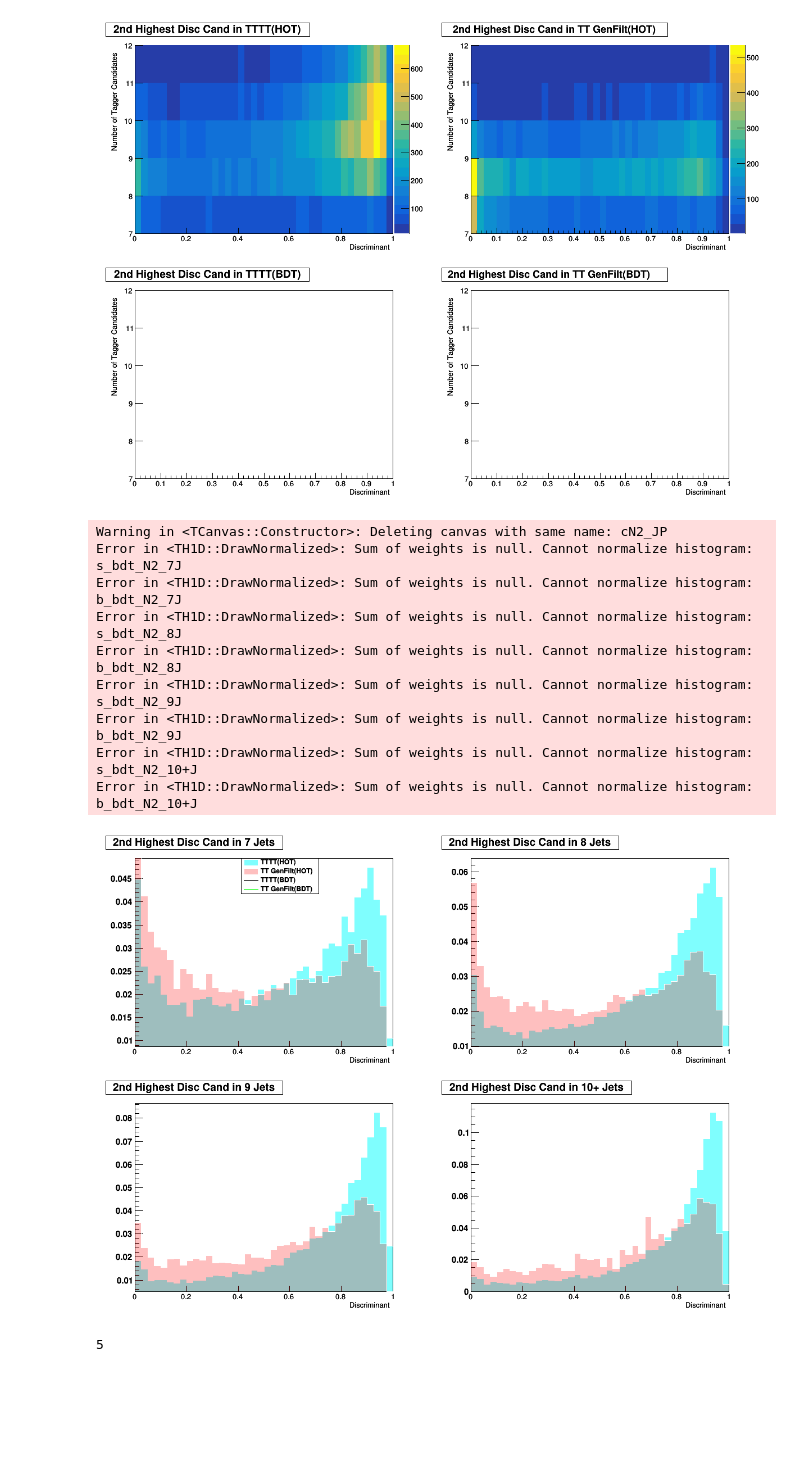
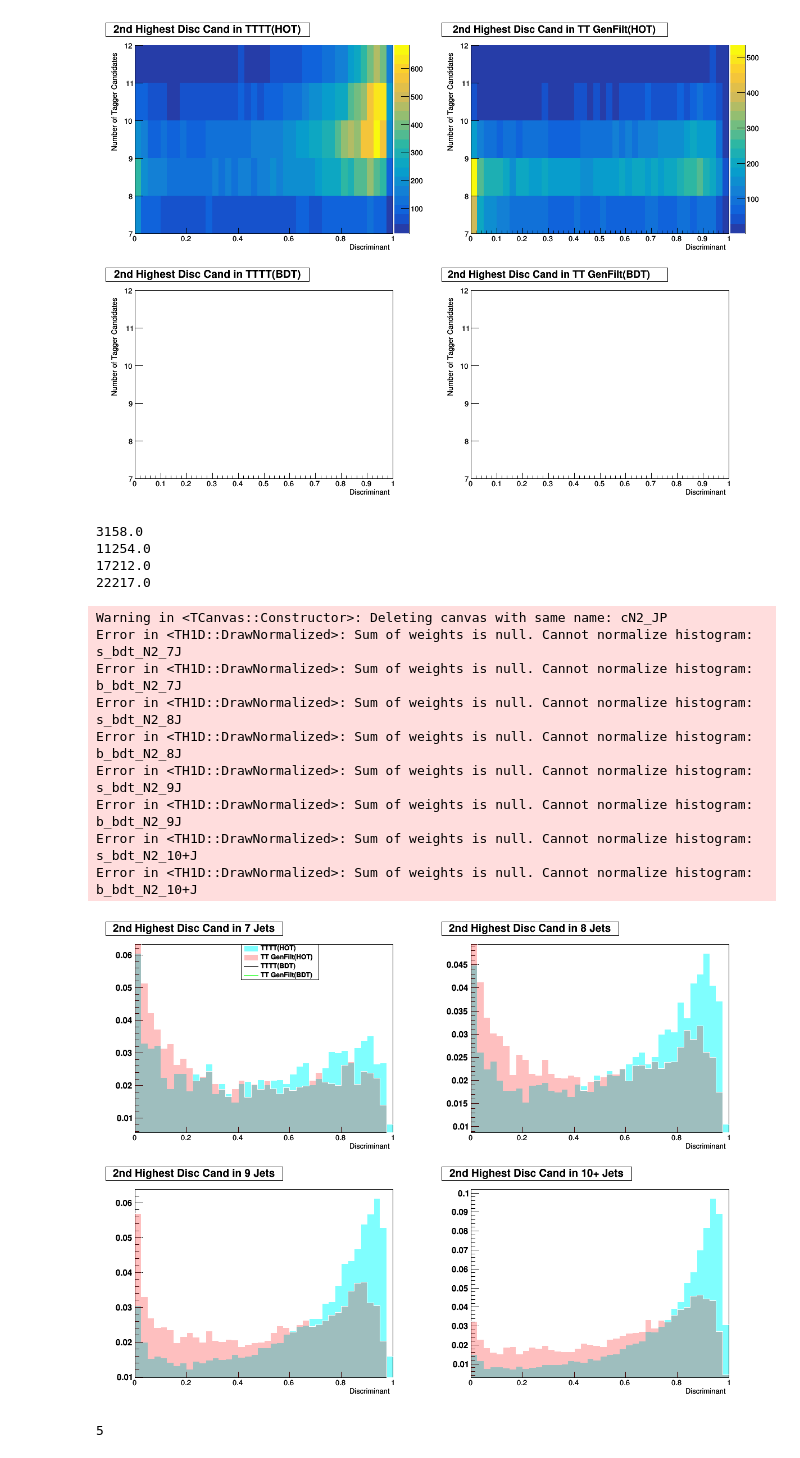
Before and after one commit to NJManganelli/TaggerTest, a Jupyter notebook: ntupler/plugins/.PlotsV4p1.ipynb, the cells around one changed output. Drawn from its saved outputs; the diff is of its cells as text; code cells hidden in the pictures; blank space fills up the shorter version.

Commit message:
Fixed plotting mistake with projections, Next need to do efficiency curves in jet categories, then test new tagger training

```diff
--- a/ntupler/plugins/.PlotsV4p1.ipynb
+++ b/ntupler/plugins/.PlotsV4p1.ipynb
@@ -921,16 +921,16 @@ N2Normalize = True
 cN2_JP = ROOT.TCanvas("cN2_JP", "Profile (Disc vs nJet) of 2nd highest tagger candidates", 1200, 900)
 cN2_JP.Divide(2,2)
 cN2_JP.cd(1)
-s_hot_N2_7J = s_hot_N2_sum.ProjectionX("s_hot_N2_7J", 1, 2)
+s_hot_N2_7J = s_hot_N2_sum.ProjectionX("s_hot_N2_7J", 0, 1)
 s_hot_N2_7J.SetTitle("2nd Highest Disc Cand in 7 Jets")
 s_hot_N2_7J.SetLineColor(0)
 s_hot_N2_7J.SetFillColorAlpha(cols1, alphaS)
-b_hot_N2_7J = b_hot_N2_sum.ProjectionX("b_hot_N2_7J", 1, 2)
+b_hot_N2_7J = b_hot_N2_sum.ProjectionX("b_hot_N2_7J", 0, 1)
 b_hot_N2_7J.SetLineColor(0)
 b_hot_N2_7J.SetFillColorAlpha(colb1, alphaB)
-s_bdt_N2_7J = s_bdt_N2_sum.ProjectionX("s_bdt_N2_7J", 1, 2)
+s_bdt_N2_7J = s_bdt_N2_sum.ProjectionX("s_bdt_N2_7J", 0, 1)
 s_bdt_N2_7J.SetLineColor(cols2)
-b_bdt_N2_7J = b_bdt_N2_sum.ProjectionX("b_bdt_N2_7J", 1, 2)
+b_bdt_N2_7J = b_bdt_N2_sum.ProjectionX("b_bdt_N2_7J", 0, 1)
 b_bdt_N2_7J.SetLineColor(colb2)
 if N2Normalize:
     s_hot_N2_7J.DrawNormalized()
@@ -952,16 +952,16 @@ cN2_Leg.AddEntry(b_bdt_N2_7J,leg4,"l")
 cN2_Leg.Draw()
 
 cN2_JP.cd(2)
-s_hot_N2_8J = s_hot_N2_sum.ProjectionX("s_hot_N2_8J", 2, 3)
+s_hot_N2_8J = s_hot_N2_sum.ProjectionX("s_hot_N2_8J", 1, 2)
 s_hot_N2_8J.SetTitle("2nd Highest Disc Cand in 8 Jets")
 s_hot_N2_8J.SetLineColor(0)
 s_hot_N2_8J.SetFillColorAlpha(cols1, alphaS)
-b_hot_N2_8J = b_hot_N2_sum.ProjectionX("b_hot_N2_8J", 2, 3)
+b_hot_N2_8J = b_hot_N2_sum.ProjectionX("b_hot_N2_8J", 1, 2)
 b_hot_N2_8J.SetLineColor(0)
 b_hot_N2_8J.SetFillColorAlpha(colb1, alphaB)
-s_bdt_N2_8J = s_bdt_N2_sum.ProjectionX("s_bdt_N2_8J", 2, 3)
+s_bdt_N2_8J = s_bdt_N2_sum.ProjectionX("s_bdt_N2_8J", 1, 2)
 s_bdt_N2_8J.SetLineColor(cols2)
-b_bdt_N2_8J = b_bdt_N2_sum.ProjectionX("b_bdt_N2_8J", 2, 3)
+b_bdt_N2_8J = b_bdt_N2_sum.ProjectionX("b_bdt_N2_8J", 1, 2)
 b_bdt_N2_8J.SetLineColor(colb2)
 if N2Normalize:
     s_hot_N2_8J.DrawNormalized()
@@ -975,63 +975,71 @@ else:
     b_bdt_N2_8J.Draw("SAME")
 
 cN2_JP.cd(3)
-s_hot_N2_9J = s_hot_N2_sum.ProjectionX("s_hot_N2_9J", 3, 4)
+s_hot_N2_9J = s_hot_N2_sum.ProjectionX("s_hot_N2_9J", 2, 3)
 s_hot_N2_9J.SetTitle("2nd Highest Disc Cand in 9 Jets")
 s_hot_N2_9J.SetLineColor(0)
 s_hot_N2_9J.SetFillColorAlpha(cols1, alphaS)
-b_hot_N2_9J = b_hot_N2_sum.ProjectionX("b_hot_N2_9J", 3, 4)
+b_hot_N2_9J = b_hot_N2_sum.ProjectionX("b_hot_N2_9J", 2, 3)
 b_hot_N2_9J.SetLineColor(0)
 b_hot_N2_9J.SetFillColorAlpha(colb1, alphaB)
-s_bdt_N2_9J = s_bdt_N2_sum.ProjectionX("s_bdt_N2_9J", 3, 4)
+s_bdt_N2_9J = s_bdt_N2_sum.ProjectionX("s_bdt_N2_9J", 2, 3)
 s_bdt_N2_9J.SetLineColor(cols2)
-b_bdt_N2_9J = b_bdt_N2_sum.ProjectionX("b_bdt_N2_9J", 3, 4)
+b_bdt_N2_9J = b_bdt_N2_sum.ProjectionX("b_bdt_N2_9J", 2, 3)
 b_bdt_N2_9J.SetLineColor(colb2)
 if N2Normalize:
     s_hot_N2_9J.DrawNormalized()
     b_hot_N2_9J.DrawNormalized("SAME")
     s_bdt_N2_9J.DrawNormalized("SAME")
     b_bdt_N2_9J.DrawNormalized("SAME")
 else:
     s_hot_N2_9J.Draw()
     b_hot_N2_9J.Draw("SAME")
     s_bdt_N2_9J.Draw("SAME")
     b_bdt_N2_9J.Draw("SAME")
 
 cN2_JP.cd(4)
-s_hot_N2_10pJ = s_hot_N2_sum.ProjectionX("s_hot_N2_10+J", 4, 7)
+s_hot_N2_10pJ = s_hot_N2_sum.ProjectionX("s_hot_N2_10+J", 3, 7)
 s_hot_N2_10pJ.SetTitle("2nd Highest Disc Cand in 10+ Jets")
 s_hot_N2_10pJ.SetLineColor(0)
 s_hot_N2_10pJ.SetFillColorAlpha(cols1, alphaS)
-b_hot_N2_10pJ = b_hot_N2_sum.ProjectionX("b_hot_N2_10+J", 4, 7)
+b_hot_N2_10pJ = b_hot_N2_sum.ProjectionX("b_hot_N2_10+J", 3, 7)
 b_hot_N2_10pJ.SetLineColor(0)
 b_hot_N2_10pJ.SetFillColorAlpha(colb1, alphaB)
-s_bdt_N2_10pJ = s_bdt_N2_sum.ProjectionX("s_bdt_N2_10+J", 4, 7)
+s_bdt_N2_10pJ = s_bdt_N2_sum.ProjectionX("s_bdt_N2_10+J", 3, 7)
 s_bdt_N2_10pJ.SetLineColor(cols2)
-b_bdt_N2_10pJ = b_bdt_N2_sum.ProjectionX("b_bdt_N2_10+J", 4, 7)
+b_bdt_N2_10pJ = b_bdt_N2_sum.ProjectionX("b_bdt_N2_10+J", 3, 7)
 b_bdt_N2_10pJ.SetLineColor(colb2)
 if N2Normalize:
     s_hot_N2_10pJ.DrawNormalized()
     b_hot_N2_10pJ.DrawNormalized("SAME")
     s_bdt_N2_10pJ.DrawNormalized("SAME")
     b_bdt_N2_10pJ.DrawNormalized("SAME")
 else:
     s_hot_N2_10pJ.Draw()
     b_hot_N2_10pJ.Draw("SAME")
     s_bdt_N2_10pJ.Draw("SAME")
     b_bdt_N2_10pJ.Draw("SAME")
 cN2_JP.Update()
 cN2_JP.Draw()
+print(s_hot_N2_7J.GetEntries())
+print(s_hot_N2_8J.GetEntries())
+print(s_hot_N2_9J.GetEntries())
+print(s_hot_N2_10pJ.GetEntries())
 # %% [output]
-Warning in <TCanvas::Constructor>: Deleting canvas with same name: cN2_JP
-Error in <TH1D::DrawNormalized>: Sum of weights is null. Cannot normalize histogram: s_bdt_N2_7J
-Error in <TH1D::DrawNormalized>: Sum of weights is null. Cannot normalize histogram: b_bdt_N2_7J
-Error in <TH1D::DrawNormalized>: Sum of weights is null. Cannot normalize histogram: s_bdt_N2_8J
-Error in <TH1D::DrawNormalized>: Sum of weights is null. Cannot normalize histogram: b_bdt_N2_8J
-Error in <TH1D::DrawNormalized>: Sum of weights is null. Cannot normalize histogram: s_bdt_N2_9J
-Error in <TH1D::DrawNormalized>: Sum of weights is null. Cannot normalize histogram: b_bdt_N2_9J
-Error in <TH1D::DrawNormalized>: Sum of weights is null. Cannot normalize histogram: s_bdt_N2_10+J
-Error in <TH1D::DrawNormalized>: Sum of weights is null. Cannot normalize histogram: b_bdt_N2_10+J
+3158.0
+11254.0
+17212.0
+22217.0
+Warning in <TCanvas::Constructor>: Deleting canvas with same name: cN2_JP
+Error in <TH1D::DrawNormalized>: Sum of weights is null. Cannot normalize histogram: s_bdt_N2_7J
+Error in <TH1D::DrawNormalized>: Sum of weights is null. Cannot normalize histogram: b_bdt_N2_7J
+Error in <TH1D::DrawNormalized>: Sum of weights is null. Cannot normalize histogram: s_bdt_N2_8J
+Error in <TH1D::DrawNormalized>: Sum of weights is null. Cannot normalize histogram: b_bdt_N2_8J
+Error in <TH1D::DrawNormalized>: Sum of weights is null. Cannot normalize histogram: s_bdt_N2_9J
+Error in <TH1D::DrawNormalized>: Sum of weights is null. Cannot normalize histogram: b_bdt_N2_9J
+Error in <TH1D::DrawNormalized>: Sum of weights is null. Cannot normalize histogram: s_bdt_N2_10+J
+Error in <TH1D::DrawNormalized>: Sum of weights is null. Cannot normalize histogram: b_bdt_N2_10+J
-[figure, old version]
+[figure, new version]
 # %%
 #Method 0
 nJB = s_hot_N1_sum.GetNbinsY()
```
Also changed, not shown: parts of 2 cells of this notebook.
